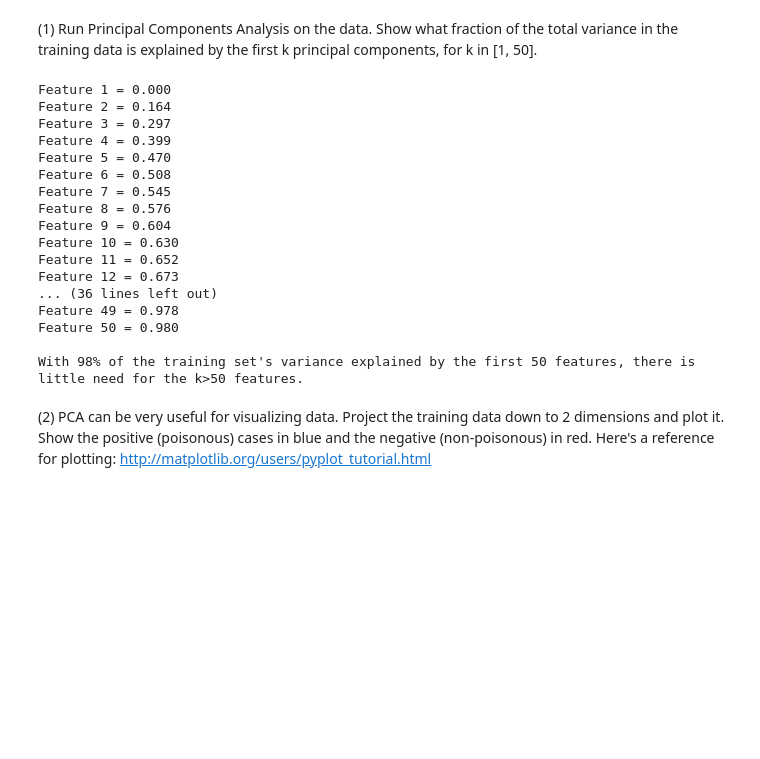
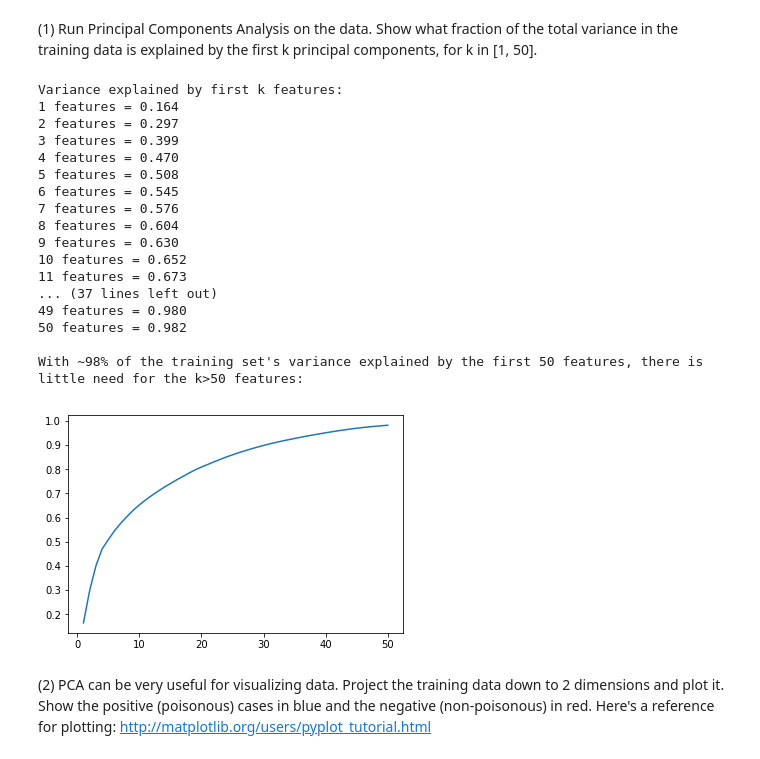
Before and after one commit to colbycarter/colbyc-w207, a Jupyter notebook: project_03/Colby_Carter_p3.ipynb, the cells around one changed output. Cells and saved outputs as stored; diff of their text form; code cells hidden in the pictures; blank space fills up the shorter version.

```diff
--- a/project_03/Colby_Carter_p3.ipynb
+++ b/project_03/Colby_Carter_p3.ipynb
@@ -69,32 +69,37 @@ print(train_data.shape, test_data.shape)
 # %%
 def P1():
 ### STUDENT START ###
     pca_1 = PCA()
     pca_1.fit(train_data)
-    for k in range(0,50):
-        print("Feature",k+1,"=","{:.3f}".format(np.sum(pca_1.explained_variance_ratio_[0:k])))
-    print("\nWith 98% of the training set's variance explained by the first 50 features, there is little need for the k>50 features.")
+    for_plot = []
+    print("Variance explained by first k features:")
+    for k in range(1,51):
+        print(k,"features =","{:.3f}".format(np.sum(pca_1.explained_variance_ratio_[0:k])))
+        for_plot.append(np.sum(pca_1.explained_variance_ratio_[0:k]))
+    print("\nWith ~98% of the training set's variance explained by the first 50 features, there is little need for the k>50 features:")
+    plt.plot(range(1,51),for_plot)
 ### STUDENT END ###
 
 P1()
 # %% [output]
-Feature 1 = 0.000
-Feature 2 = 0.164
-Feature 3 = 0.297
-Feature 4 = 0.399
-Feature 5 = 0.470
-Feature 6 = 0.508
-Feature 7 = 0.545
-Feature 8 = 0.576
-Feature 9 = 0.604
-Feature 10 = 0.630
-Feature 11 = 0.652
-Feature 12 = 0.673
-... (36 lines left out)
-Feature 49 = 0.978
-Feature 50 = 0.980
+Variance explained by first k features:
+1 features = 0.164
+2 features = 0.297
+3 features = 0.399
+4 features = 0.470
+5 features = 0.508
+6 features = 0.545
+7 features = 0.576
+8 features = 0.604
+9 features = 0.630
+10 features = 0.652
+11 features = 0.673
+... (37 lines left out)
+49 features = 0.980
+50 features = 0.982
 
-With 98% of the training set's variance explained by the first 50 features, there is little need for the k>50 features.
+With ~98% of the training set's variance explained by the first 50 features, there is little need for the k>50 features:
+[figure, added]
 # %% [markdown]
 (2) PCA can be very useful for visualizing data. Project the training data down to 2 dimensions and plot it. Show the positive (poisonous) cases in blue and the negative (non-poisonous) in red. Here's a reference for plotting: http://matplotlib.org/users/pyplot_tutorial.html
 # %%
```
Also changed, not shown: parts of 3 cells of this notebook.
